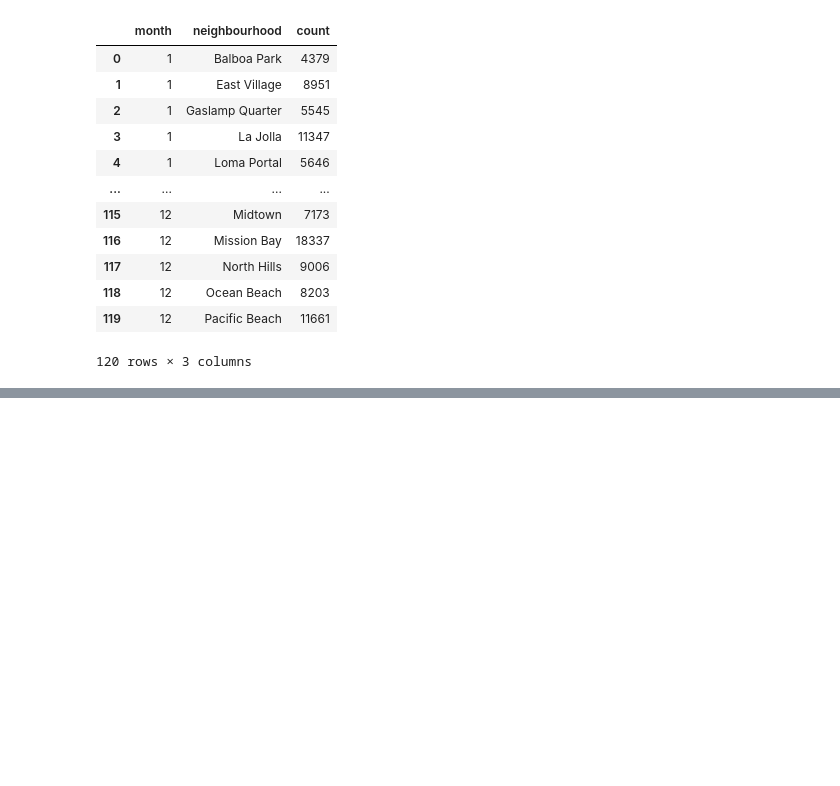
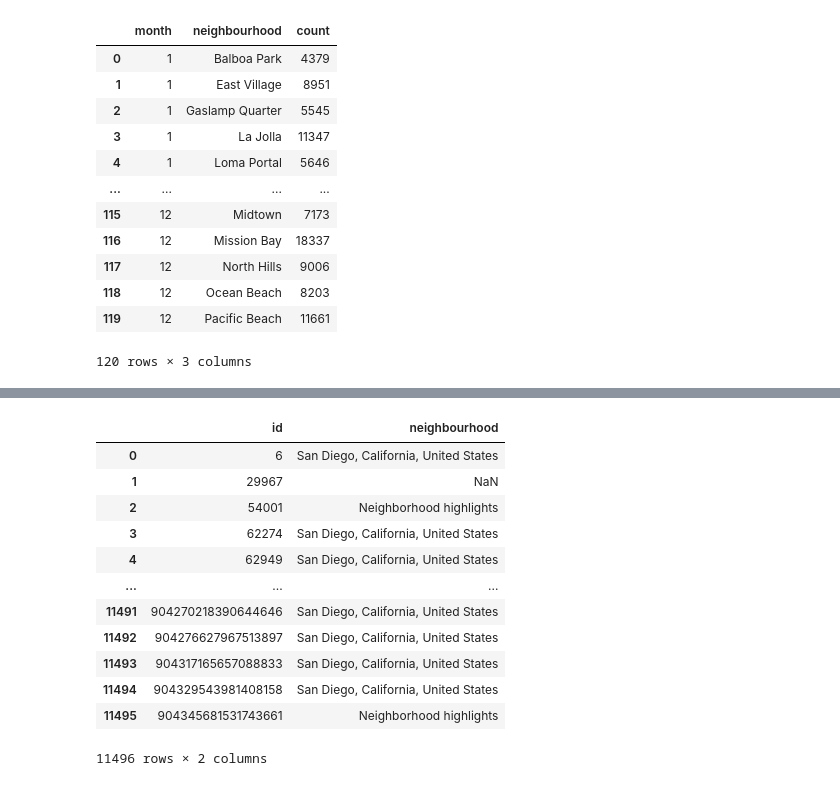
Before and after one commit to elliekwang/final_proj, a Jupyter notebook: airbnb.ipynb, the cells around one changed output, grey strips where cells are left out. Drawn from its saved outputs; the diff is of its cells as text; code cells hidden in the pictures; blank space fills up the shorter version.

```diff
--- a/airbnb.ipynb
+++ b/airbnb.ipynb
@@ -801,0 +811,19 @@ heatmap_data
+# %%
+listings = pd.read_csv('listings.csv')
+# %%
+merge_this = listings[['id', 'neighbourhood']]
+merge_this
+# %% [output]
+|  | id | neighbourhood |
+| 0 | 6 | San Diego, California, United States |
+| 1 | 29967 | NaN |
+| 2 | 54001 | Neighborhood highlights |
+| 3 | 62274 | San Diego, California, United States |
+| 4 | 62949 | San Diego, California, United States |
+| ... | ... | ... |
+| 11491 | 904270218390644646 | San Diego, California, United States |
+| 11492 | 904276627967513897 | San Diego, California, United States |
+| 11493 | 904317165657088833 | San Diego, California, United States |
+| 11494 | 904329543981408158 | San Diego, California, United States |
+| 11495 | 904345681531743661 | Neighborhood highlights |
+11496 rows × 2 columns
```
Also changed, not shown: parts of 21 cells of this notebook, 3 other files.
